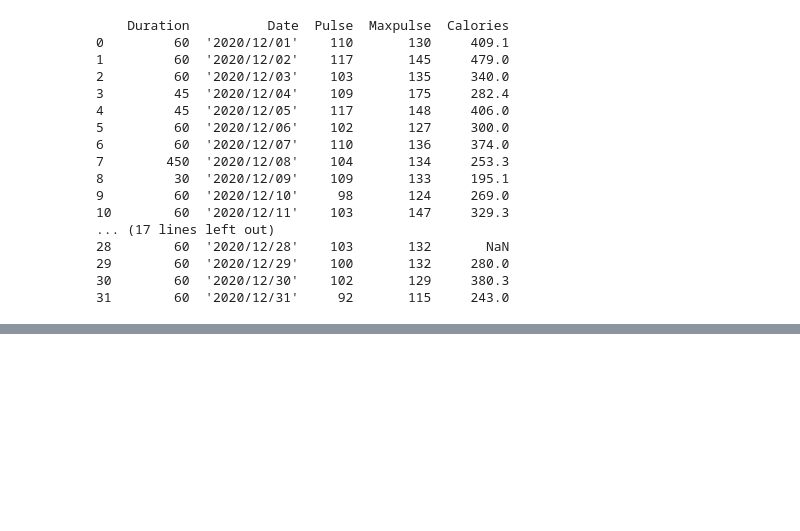
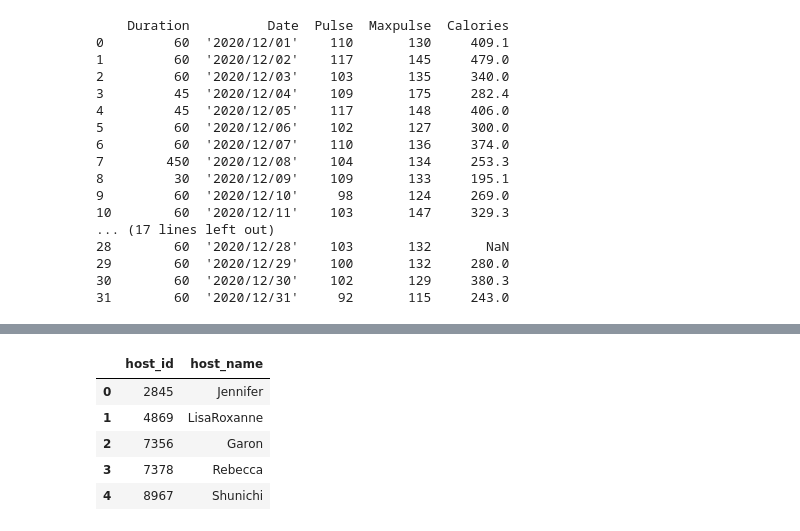
Before and after one commit to mmaracic/dataScience, a Jupyter notebook: anaconda/notebooks/Pandas/Pandas Demo.ipynb, the cells around one changed output, grey strips where cells are left out. Saved outputs shown, nothing was run; the diff lists cells and outputs as text; code cells hidden in the pictures; blank space fills up the shorter version.

```diff
--- a/anaconda/notebooks/Pandas/Pandas Demo.ipynb
+++ b/anaconda/notebooks/Pandas/Pandas Demo.ipynb
@@ -63,0 +86,10 @@ print(df.to_string())
+# %%
+hosts = airbnb[['host_id', 'host_name']]
+hosts.head()
+# %% [output]
+|  | host_id | host_name |
+| 0 | 2845 | Jennifer |
+| 1 | 4869 | LisaRoxanne |
+| 2 | 7356 | Garon |
+| 3 | 7378 | Rebecca |
+| 4 | 8967 | Shunichi |
```
Also changed, not shown: parts of 9 cells of this notebook.
